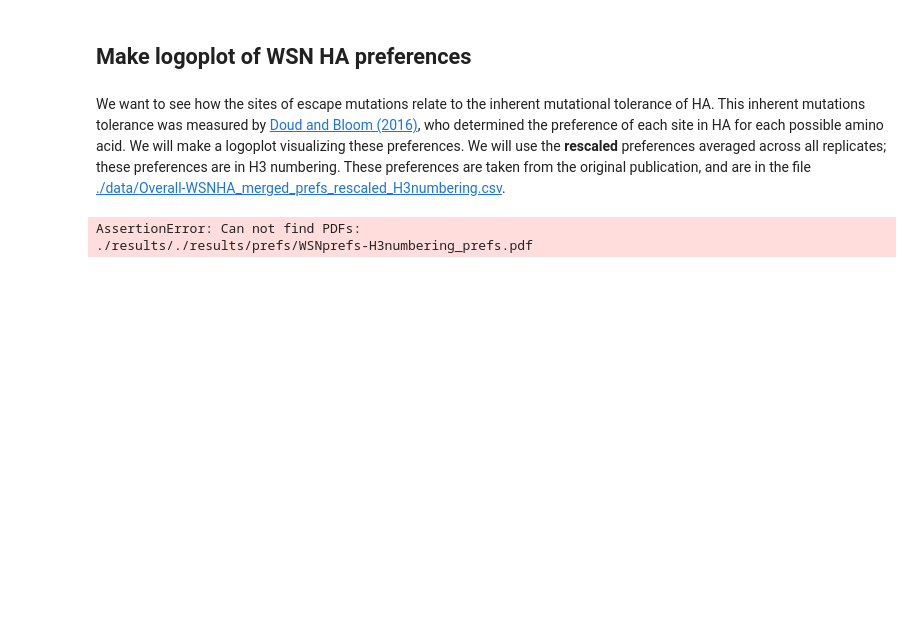
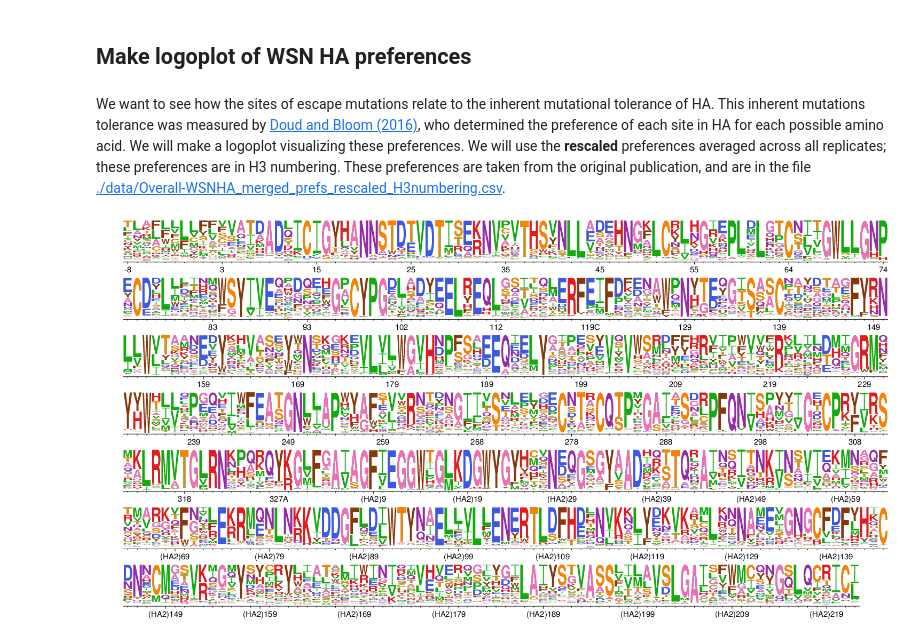
Before and after one commit to jbloomlab/HA_antibody_ease_of_escape, a Jupyter notebook: analysis_code/analysis_notebook.ipynb, the cells around one changed output. Cells and saved outputs as stored; diff of their text form; code cells hidden in the pictures; blank space fills up the shorter version.

Commit message:
fixed prefs logoplot rendering

```diff
--- a/analysis_code/analysis_notebook.ipynb
+++ b/analysis_code/analysis_notebook.ipynb
@@ -578,18 +582,17 @@ These preferences are taken from the original publication, and are in the file [
 # %%
 # Define preferences file
 prefsfile = './data/Overall-WSNHA_merged_prefs_rescaled_H3numbering.csv'
 
 logoname = 'WSNprefs-H3numbering'
 
 log = !dms2_logoplot \
         --prefs {prefsfile} \
         --name {logoname} \
         --outdir {prefsdir} \
         --nperline 81 \
         --use_existing no
 
-logoplot = './results/{0}/{1}_prefs.pdf'.format(prefsdir, logoname)
+logoplot = os.path.join(prefsdir, '{0}_prefs.pdf'.format(logoname))
 showPDF(logoplot)
 # %% [output]
-AssertionError: Can not find PDFs:
-./results/./results/prefs/WSNprefs-H3numbering_prefs.pdf
+[figure, added]
```
Also changed, not shown: parts of 14 cells of this notebook.
